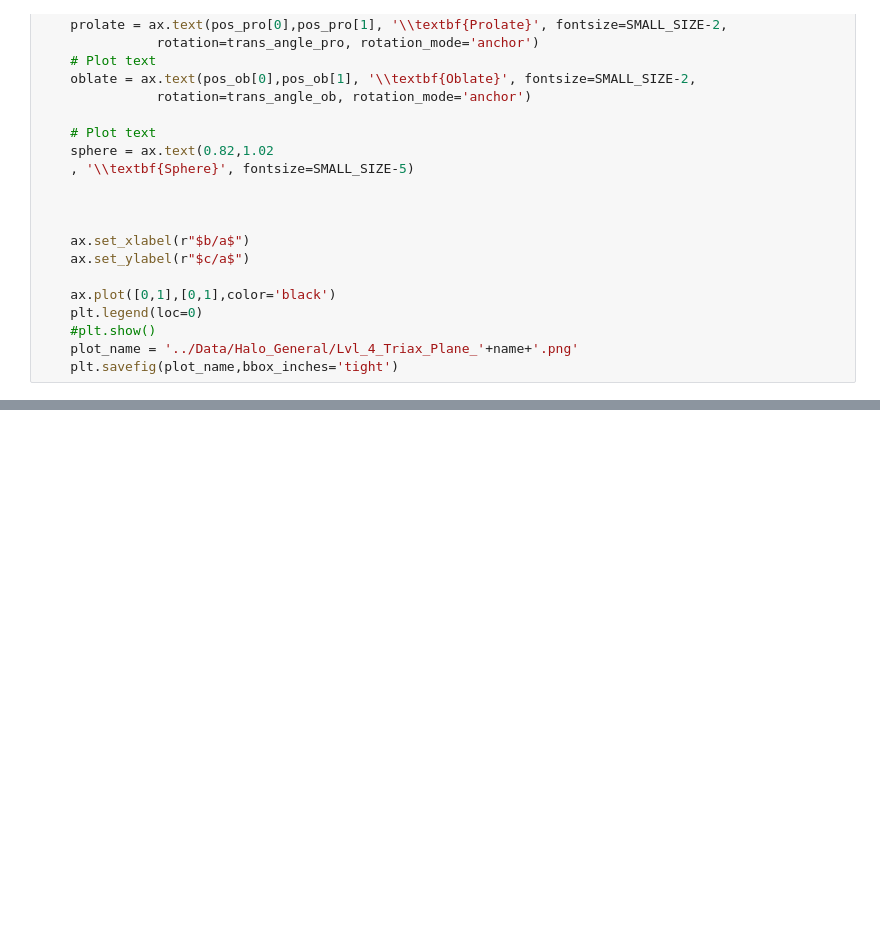
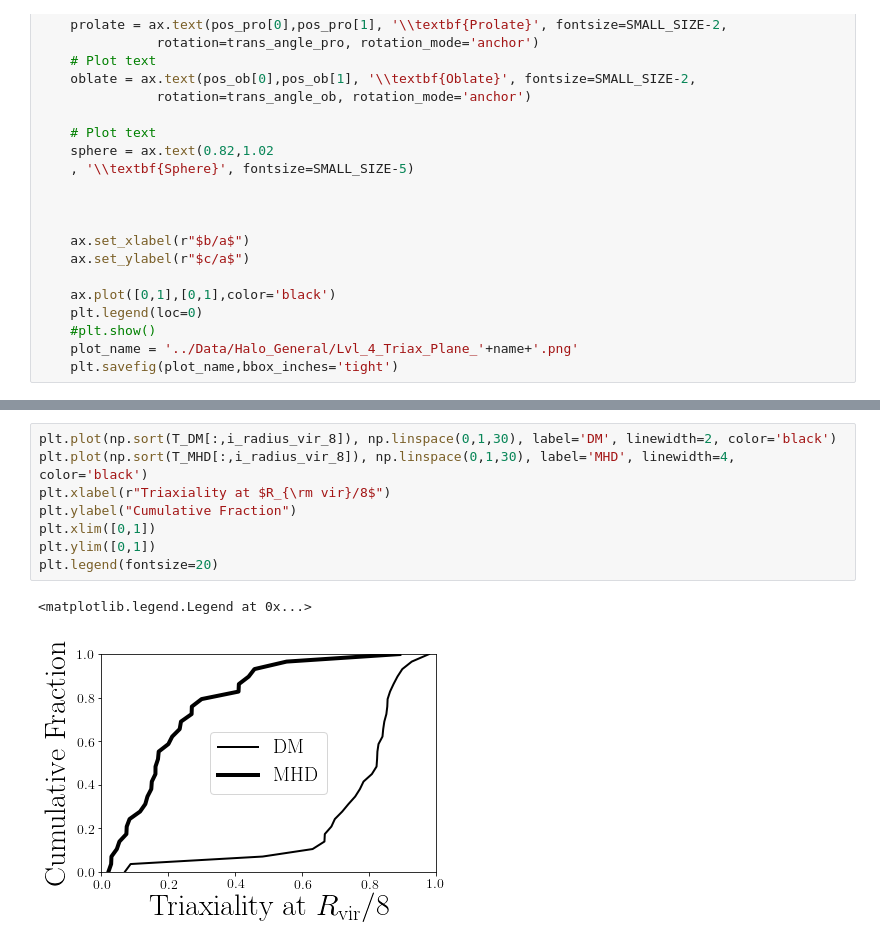
Before and after one commit to jdprada1760/Paper_Halo_shapes, a Jupyter notebook: Code/Triaxial_Plane.ipynb, the cells around one changed output, grey strips where cells are left out. Saved outputs shown, nothing was run; the diff lists cells and outputs as text; blank space fills up the shorter version.

```diff
--- a/Code/Triaxial_Plane.ipynb
+++ b/Code/Triaxial_Plane.ipynb
@@ -200,0 +228,11 @@ for axe,name in (zip([axesDM,axesMHD],['DM','MHD'])):
+# %%
+plt.plot(np.sort(T_DM[:,i_radius_vir_8]), np.linspace(0,1,30), label='DM', linewidth=2, color='black')
+plt.plot(np.sort(T_MHD[:,i_radius_vir_8]), np.linspace(0,1,30), label='MHD', linewidth=4, color='black')
+plt.xlabel(r"Triaxiality at $R_{\rm vir}/8$")
+plt.ylabel("Cumulative Fraction")
+plt.xlim([0,1])
+plt.ylim([0,1])
+plt.legend(fontsize=20)
+# %% [output]
+<matplotlib.legend.Legend at 0x...>
+[figure, added]
```
Also changed, not shown: parts of 4 cells of this notebook.
